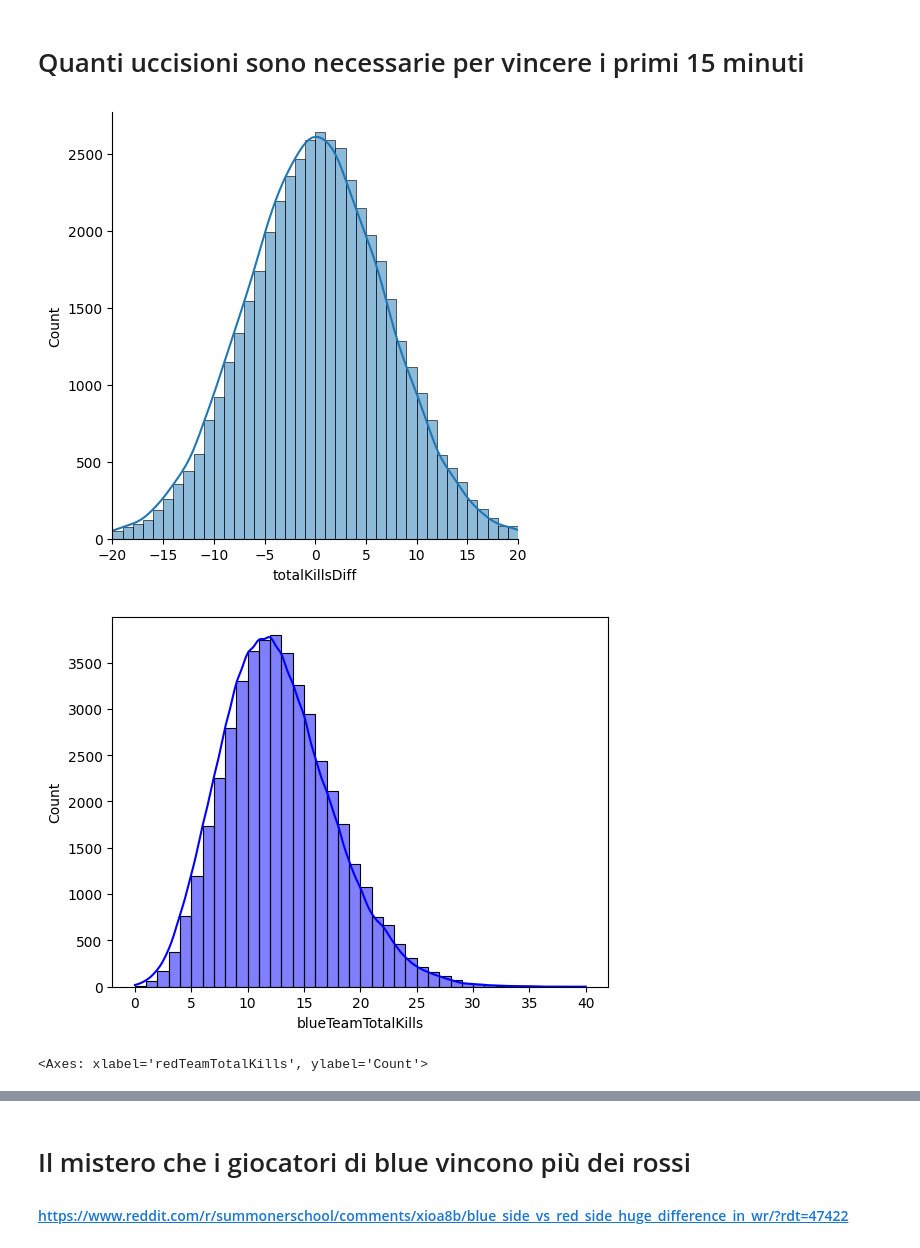
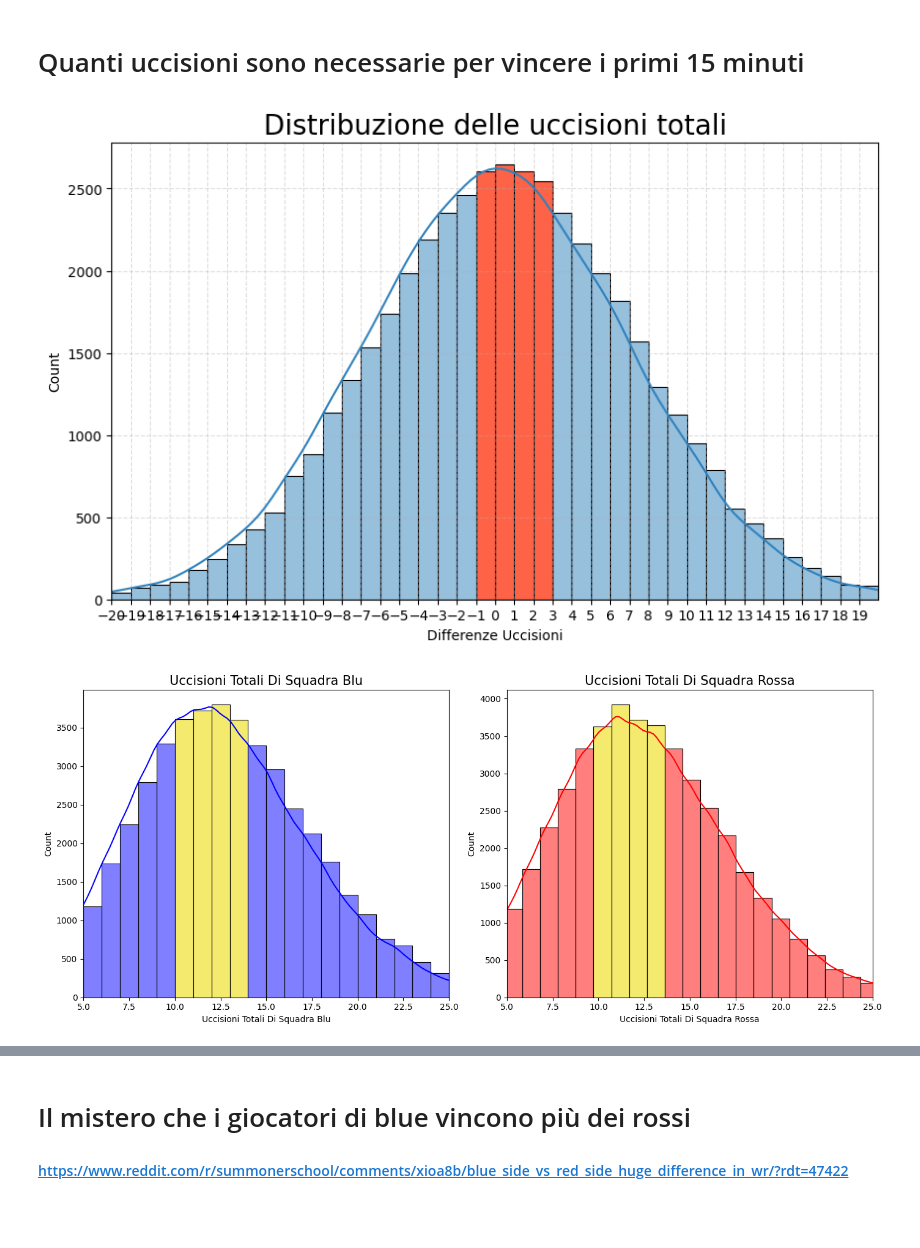
Before and after one commit to KOlCIqwq/Data_Science_Project, a Jupyter notebook: Final_Project/Main.ipynb, the cells around one changed output, grey strips where cells are left out. Cells and saved outputs as stored; diff of their text form; code cells hidden in the pictures; blank space fills up the shorter version.

Commit message:
Fixed some graphs, added some label

```diff
--- a/Final_Project/Main.ipynb
+++ b/Final_Project/Main.ipynb
@@ -66,10 +54,8 @@ lol_15_euw_df['totalKillsDiff'] = lol_15_euw_df['blueTeamTotalKills'] - lol_15_e
 lol_15_euw_df['totalDamageDiff'] = lol_15_euw_df['blueTeamTotalDamageToChamps'] - lol_15_euw_df['redTeamTotalDamageToChamps']
 # %%
 # The turret plates cannot be > 15 in real game
-drop1 = np.where(lol_15_euw_df[lol_15_euw_df['blueTeamTurretPlatesDestroyed'] > 15])[0]
-drop2 = np.where(lol_15_euw_df[lol_15_euw_df['redTeamTurretPlatesDestroyed'] > 15])[0]
-lol_15_euw_df = lol_15_euw_df.drop(drop1)
-lol_15_euw_df = lol_15_euw_df.drop(drop2)
+lol_15_euw_df = lol_15_euw_df[lol_15_euw_df['blueTeamTurretPlatesDestroyed'] <= 15]
+lol_15_euw_df = lol_15_euw_df[lol_15_euw_df['redTeamTurretPlatesDestroyed'] <= 15]
 lol_15_euw_df.shape
 # %% [output]
 (23685, 33)
@@ -116,6 +102,9 @@ reduced_na_df['blueWin'] = lol_15_na_df['blue_Win']
 # %%
 # Concat 2 df
 df = pd.concat([lol_15_euw_df, reduced_na_df], ignore_index=True)
+# The turret plates cannot be > 15 in real game
+df = df[df['blueTeamTurretPlatesDestroyed'] <= 15]
+df = df[df['redTeamTurretPlatesDestroyed'] <= 15]
 display(df)
 df.info()
 df.describe()
@@ -181,23 +170,64 @@ plt.show()
 # %%
 '''
 plt.figure(figsize=(12, 6))
 #sns.histplot(df, x = 'blueTeamTotalKills', y = 'redTeamTotalKills', kde=True, element='bars', label='Dist')
 sns.histplot(df['totalKillsDiff'], label='Diff', kde=True, bins=50)
 #sns.histplot(df['redTeamTotalKills'], color='red', label='Red Team', element='poly')
 plt.title('Distribution of Total Kills for Both Teams')
 plt.xlabel('Total Kills Diff')
 plt.ylabel('How many Games')
 plt.legend()
 plt.show() '''
-sns.displot(df['totalKillsDiff'], kde=True, bins=65, palette="blueWin")
-plt.xlim(-20,20)
+#highBar = ['cornflowerblue' if (x < max(df.totalKillsDiff)) else 'red' for x in df.totalKillsDiff]
+plt.figure(figsize=(10, 6))
+ax = sns.histplot(df['totalKillsDiff'], kde=True, bins=65, color="#3182bd")
+# Set plot limits and titles
+plt.xlim(-20, 20)
+plt.title('Distribuzione delle uccisioni totali', fontsize=20)
+plt.xlabel('Differenze Uccisioni', fontsize=10)
+
+# Find the bars that are over 2500 count
+max_height = []
+max_patches = []
+for patch in ax.patches:
+    if patch.get_height() > 2500:
+        max_height.append(patch.get_height())
+        max_patches.append(patch)
+# Highlight the highest bar
+for patch in max_patches:
+    patch.set_facecolor('tomato')
+    patch.set_edgecolor('black')
+plt.xticks(np.arange(-20, 20, 1))
+plt.grid(True, linestyle='--', alpha=0.4)
 plt.show()
-sns.histplot(df['blueTeamTotalKills'], color='blue', label='Blue Team', kde=True, bins=40)
+
+# Trying to create a subplot to unify 2 plots (maybe was better using the arg of col=)
+fig, axes = plt.subplots(1, 2, figsize=(14, 6))
+# Blue Team Plot
+sns.histplot(df['blueTeamTotalKills'], color='blue', label='Blue Team', kde=True, bins=40, ax=axes[0])
+axes[0].set_xlim(5,25)
+axes[0].set_title('Uccisioni Totali Di Squadra Blu', fontsize=15)
+axes[0].set_xlabel("Uccisioni Totali Di Squadra Blu",fontsize=10)
+# Red Team Plot
+sns.histplot(df['redTeamTotalKills'], color='red', label='Red Team', kde=True, bins=38, ax=axes[1])
+axes[1].set_xlim(5,25)
+axes[1].set_title('Uccisioni Totali Di Squadra Rossa', fontsize=15)
+axes[1].set_xlabel("Uccisioni Totali Di Squadra Rossa",fontsize=10)
+
+# Get most matches
+for i in range(2):
+    max_height = []
+    max_patches = []
+    for patch in axes[i].patches:
+        if patch.get_height() > 3500:
+            max_height.append(patch.get_height())
+            max_patches.append(patch)
+    # Highlight the highest bar
+    for patch in max_patches:
+        patch.set_facecolor('#F4EA6E')
+        patch.set_edgecolor('black')
+plt.tight_layout()
 plt.show()
-sns.histplot(df['redTeamTotalKills'], color='red', label='Red Team', kde=True, bins=35)
-
-#sns.displot(df['totalKillsDiff'], kde=True, bins=50)
 # %% [output]
-[figure, old version]
+[figure, new version]
-[figure, old version]
+[figure, new version]
-<Axes: xlabel='redTeamTotalKills', ylabel='Count'>
```
Also changed, not shown: parts of 20 cells of this notebook.
